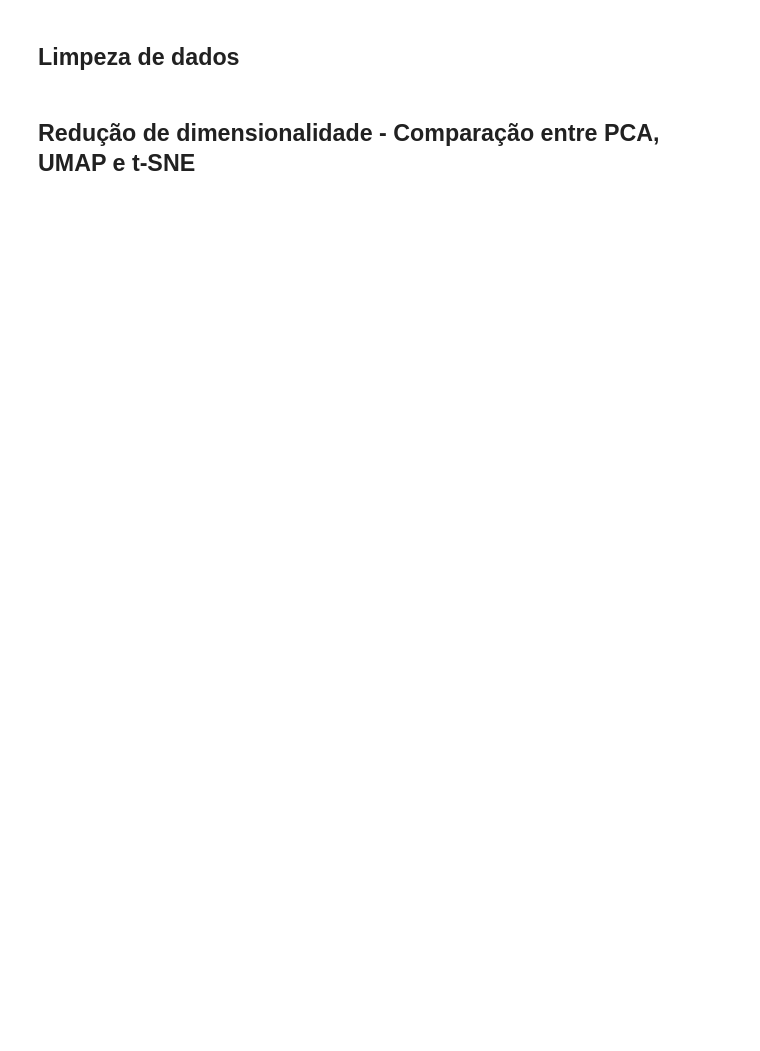
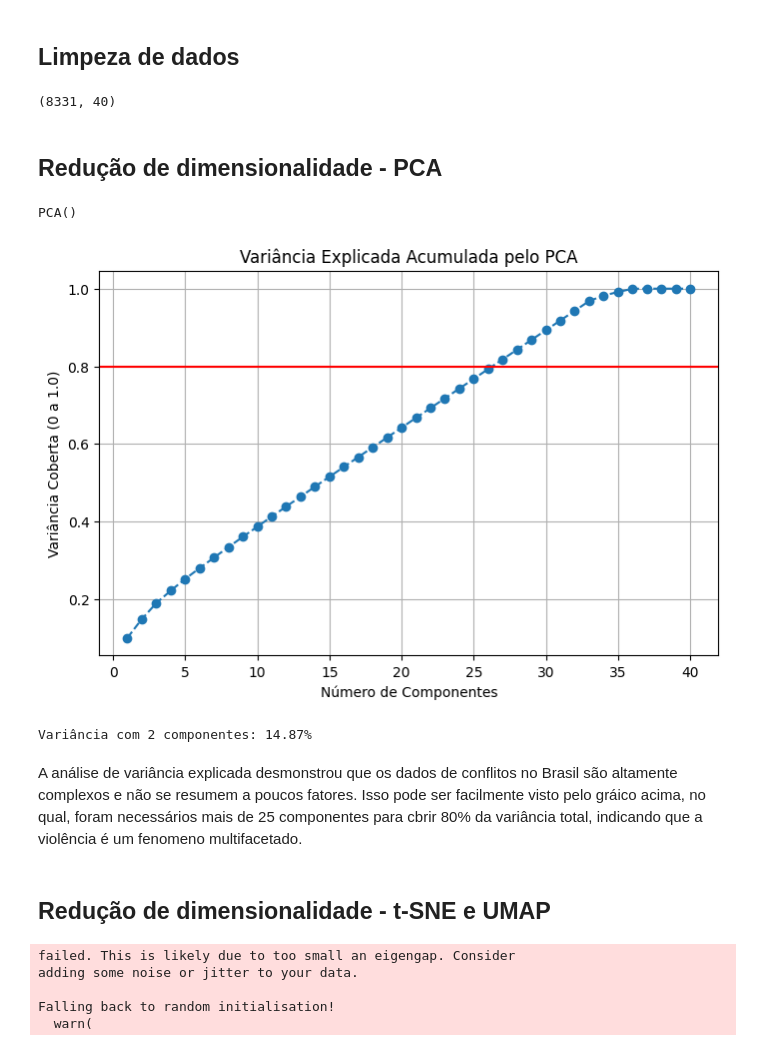
Before and after one commit to DouglaxN/project-unsupervised, a Jupyter notebook: Douglas/main.ipynb, the cells around one changed output. Cells and saved outputs as stored; diff of their text form; code cells hidden in the pictures; blank space fills up the shorter version.

```diff
--- a/Douglas/main.ipynb
+++ b/Douglas/main.ipynb
@@ -24,3 +48,3 @@ df_categoricas = pd.get_dummies(df_conflits[['type_of_violence', 'active_year']]
 # %%
-# Criando o DataFrame de modelagem
-df_model = df_conflits[df_numerica + df_categoricas].copy().fillna(0)
+# Criando o DataFrame de modelagem concatenando por colunas
+df_model = pd.concat([df_num_limpo, df_cat_limpo], axis=1)
@@ -29,4 +51,10 @@ df_model.info()
 # %%
-# Escalonamento (Obrigatório para PCA)
+# Escalonamento dos dados
 scaler = StandardScaler()
-df_scaled = scaler.fit_transform(df_model)
+X_scaled = scaler.fit_transform(df_model)
+
+X_scaled.shape
+# %% [output]
+(8331, 40)
+# %% [markdown]
+## Redução de dimensionalidade - PCA
@@ -33,2 +63,30 @@ df_scaled = scaler.fit_transform(df_model)
+# %%
+# Inicializando a PCA sem redução para analisar um panorama inicial
+pca_full = PCA()
+pca_full.fit(X_scaled)
+# %% [output]
+PCA()
+# %%
+# Calculando a variancia explicada acumulada
+variancia_acumulada = np.cumsum(pca_full.explained_variance_ratio_)
+# %%
+# Visualização
+plt.figure(figsize=(8, 5))
+plt.plot(range(1, len(variancia_acumulada) + 1), variancia_acumulada, marker='o', linestyle='--')
+plt.axhline(y=0.80, color='r', linestyle='-') # Linha de corte de 80%
+plt.title('Variância Explicada Acumulada pelo PCA')
+plt.xlabel('Número de Componentes')
+plt.ylabel('Variância Coberta (0 a 1.0)')
+plt.grid()
+plt.show()
+
+print(f"Variância com 2 componentes: {variancia_acumulada[1]:.2%}")
+# %% [output]
+[figure, added]
+Variância com 2 componentes: 14.87%
+# %% [markdown]
+A análise de variância explicada desmonstrou que os dados de conflitos no Brasil são altamente complexos e não se resumem a poucos fatores.
+Isso pode ser facilmente visto pelo gráico acima, no qual, foram necessários mais de 25 componentes para cbrir 80% da variância total, indicando
+que a violência é um fenomeno multifacetado.
 # %% [markdown]
-## Redução de dimensionalidade - Comparação entre PCA, UMAP e t-SNE
+## Redução de dimensionalidade - t-SNE e UMAP
@@ -34,0 +99,9 @@ df_scaled = scaler.fit_transform(df_model)
+# %%
+reducer = umap.UMAP(n_neighbors=15, min_dist=0.1, random_state=42)
+X_umap = reducer.fit_transform(X_scaled)
+# %% [output]
+failed. This is likely due to too small an eigengap. Consider
+adding some noise or jitter to your data.
+
+Falling back to random initialisation!
+  warn(
```
Also changed, not shown: parts of 22 cells of this notebook, 1 other file.
